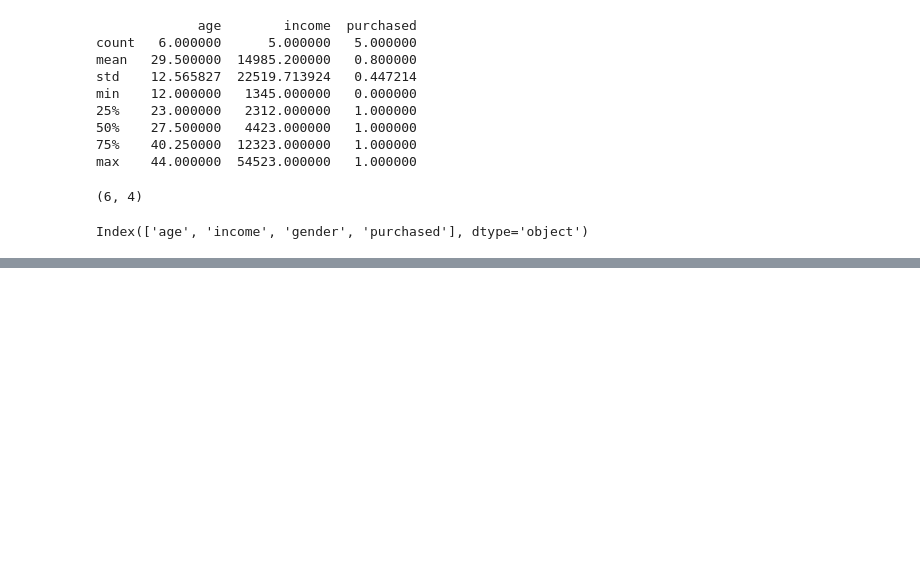
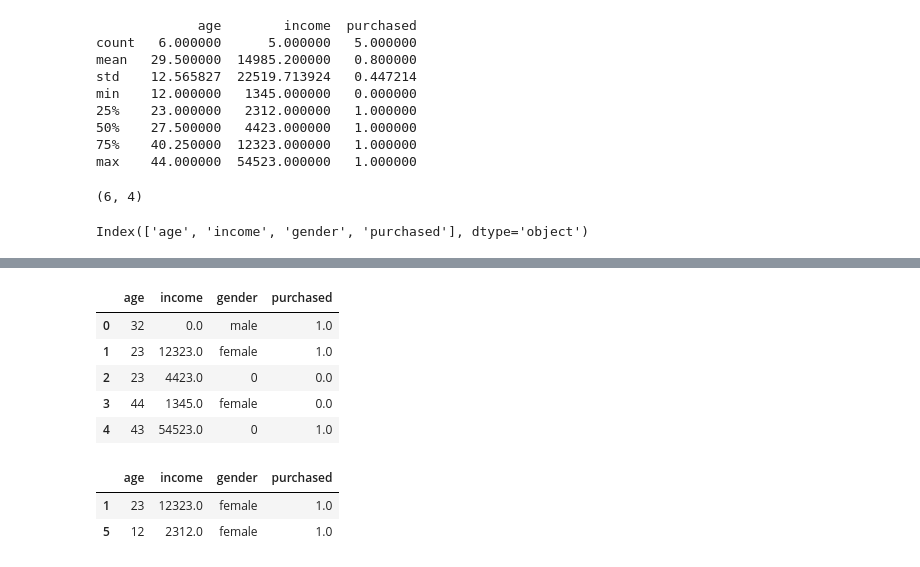
Before and after one commit to Itsmepajo/BSIS_Pajo, a Jupyter notebook: 1stActivity.ipynb, the cells around one changed output, grey strips where cells are left out. Cells and saved outputs as stored; diff of their text form; code cells hidden in the pictures; blank space fills up the shorter version.

```diff
--- a/1stActivity.ipynb
+++ b/1stActivity.ipynb
@@ -58,0 +68,11 @@ df = df.drop('age', axis=1)
+# %%
+df_fillnq = df.fillna(0)
+# %%
+df_fillnq.head()
+# %% [output]
+|  | age | income | gender | purchased |
+| 0 | 32 | 0.0 | male | 1.0 |
+| 1 | 23 | 12323.0 | female | 1.0 |
+| 2 | 23 | 4423.0 | 0 | 0.0 |
+| 3 | 44 | 1345.0 | female | 0.0 |
+| 4 | 43 | 54523.0 | 0 | 1.0 |
@@ -58,0 +81,6 @@ df = df.drop('age', axis=1)
+# %%
+df_dropna.head()
+# %% [output]
+|  | age | income | gender | purchased |
+| 1 | 23 | 12323.0 | female | 1.0 |
+| 5 | 12 | 2312.0 | female | 1.0 |
```
Also changed, not shown: parts of 17 cells of this notebook.
